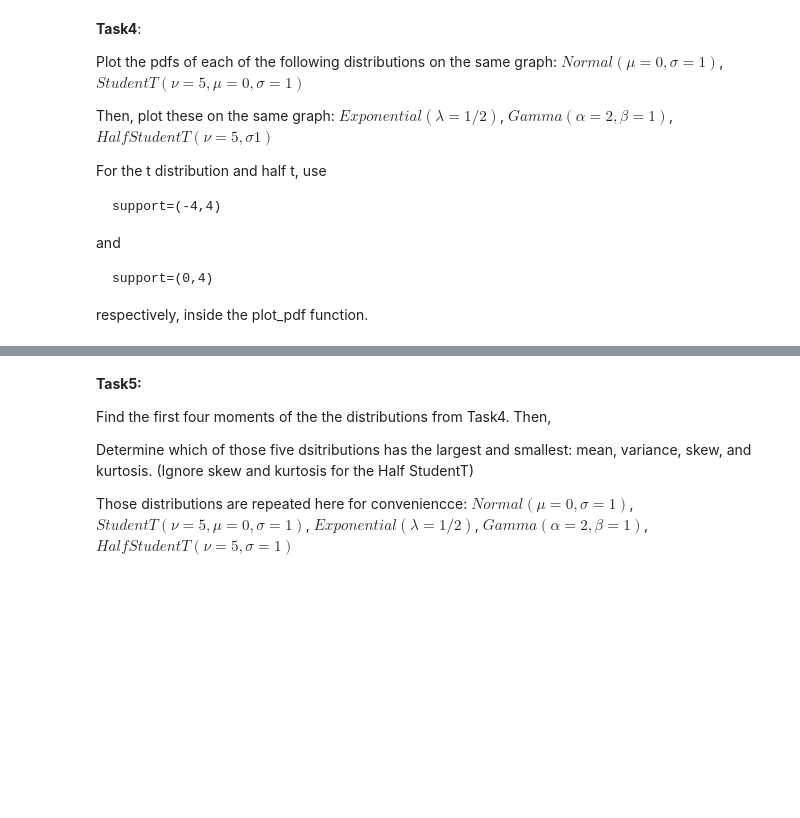
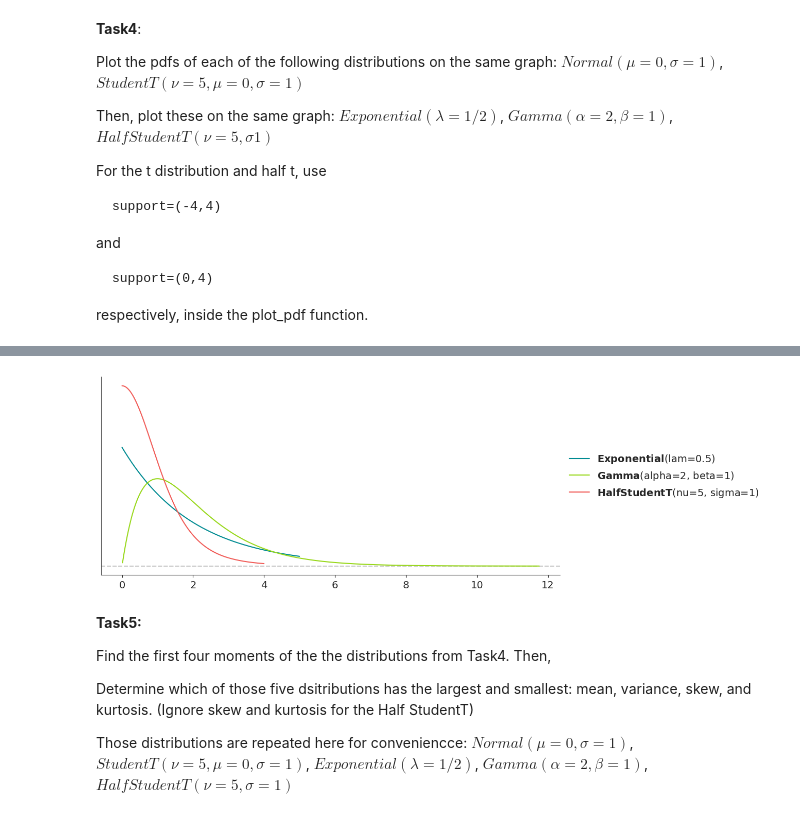
Before and after one commit to eemaansheikh/Data_Science_2025, a Jupyter notebook: EemaanSheikh_Unit3ExercisesSF.ipynb, the cells around one changed output, grey strips where cells are left out. Saved outputs shown, nothing was run; the diff lists cells and outputs as text; code cells hidden in the pictures; blank space fills up the shorter version.

```diff
--- a/EemaanSheikh_Unit3ExercisesSF.ipynb
+++ b/EemaanSheikh_Unit3ExercisesSF.ipynb
@@ -80,3 +165,24 @@ respectively, inside the plot_pdf function.
+# %%
+from preliz import Exponential, style
+style.use('preliz-doc')
+for lam in [0.5]:
+    Exponential(lam).plot_pdf(support=(0,5))
+
+from preliz import Gamma, style
+style.use('preliz-doc')
+alphas = [2]
+betas = [1]
+for alpha, beta in zip(alphas, betas):
+    Gamma(alpha, beta).plot_pdf()
+
+from preliz import HalfStudentT, style
+style.use('preliz-doc')
+sigmas = [1]
+nus = [5]
+for sigma, nu in zip(sigmas, nus):
+    HalfStudentT(nu, sigma).plot_pdf(support=(0,4))
+# %% [output]
+[figure, added]
 # %% [markdown]
 **Task5:**
 
```
Also changed, not shown: parts of 7 cells of this notebook.
